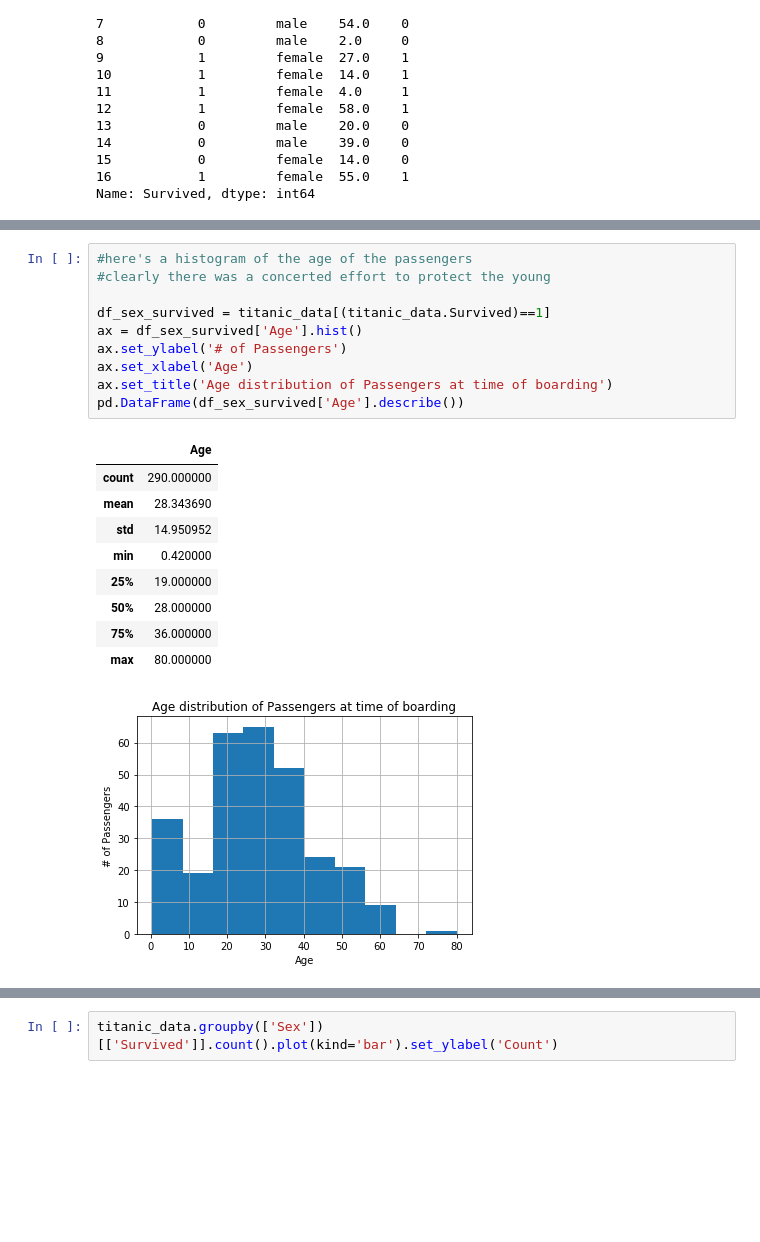
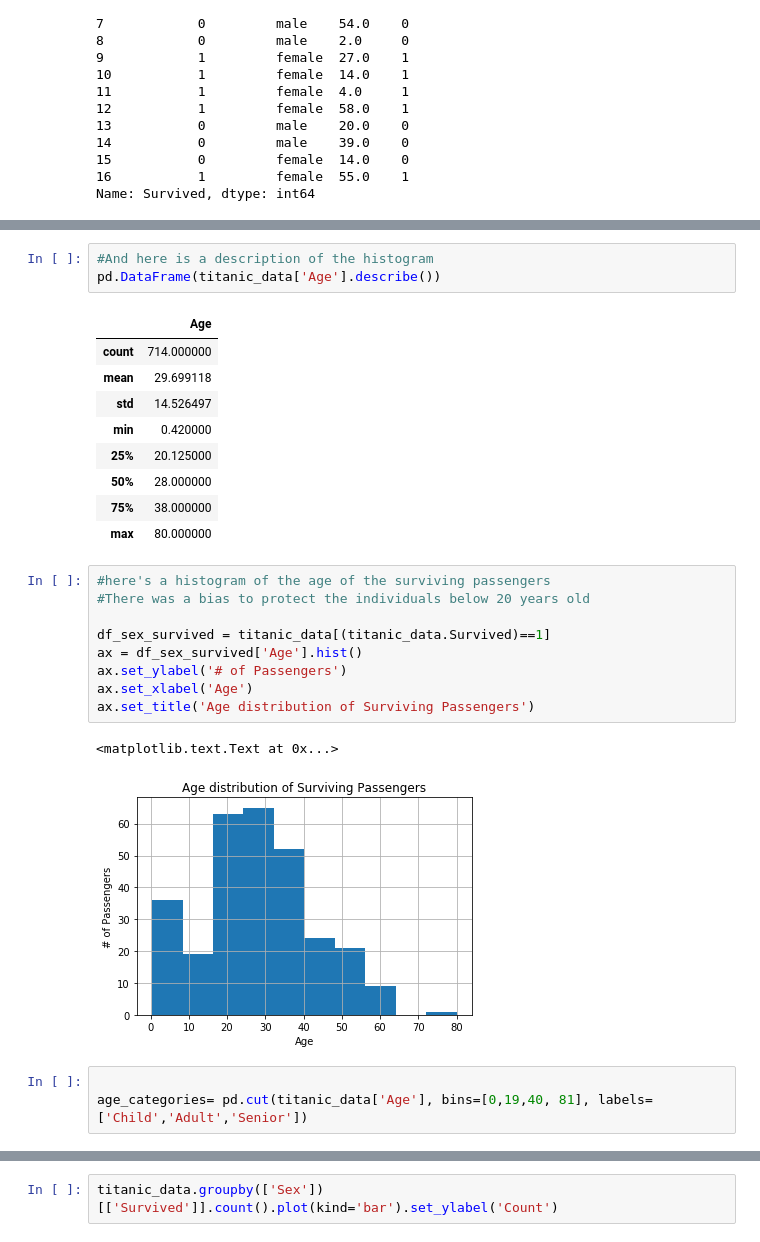
Before and after one commit to kmusante/titanic_data, a Jupyter notebook: titanic.ipynb, the cells around one changed output, grey strips where cells are left out. Cells and saved outputs as stored; diff of their text form; blank space fills up the shorter version.

```diff
--- a/titanic.ipynb
+++ b/titanic.ipynb
@@ -183,22 +144,29 @@ pd.DataFrame(titanic_data['Age'].describe())
 [figure]
+# %%
+#And here is a description of the histogram
+pd.DataFrame(titanic_data['Age'].describe())
+# %% [output]
+|  | Age |
+| count | 714.000000 |
+| mean | 29.699118 |
+| std | 14.526497 |
+| min | 0.420000 |
+| 25% | 20.125000 |
+| 50% | 28.000000 |
+| 75% | 38.000000 |
+| max | 80.000000 |
 # %%
-#here's a histogram of the age of the passengers
-#clearly there was a concerted effort to protect the young
+#here's a histogram of the age of the surviving passengers
+#There was a bias to protect the individuals below 20 years old
 
 df_sex_survived = titanic_data[(titanic_data.Survived)==1]
 ax = df_sex_survived['Age'].hist()
 ax.set_ylabel('# of Passengers')
 ax.set_xlabel('Age')
-ax.set_title('Age distribution of Passengers at time of boarding')
-pd.DataFrame(df_sex_survived['Age'].describe())
+ax.set_title('Age distribution of Surviving Passengers')
 # %% [output]
-|  | Age |
-| count | 290.000000 |
-| mean | 28.343690 |
-| std | 14.950952 |
-| min | 0.420000 |
-| 25% | 19.000000 |
-| 50% | 28.000000 |
-| 75% | 36.000000 |
-| max | 80.000000 |
+<matplotlib.text.Text at 0x...>
-[figure, old version]
+[figure, new version]
+# %%
+
+age_categories= pd.cut(titanic_data['Age'], bins=[0,19,40, 81], labels=['Child','Adult','Senior'])
```
Also changed, not shown: parts of 29 cells of this notebook.
